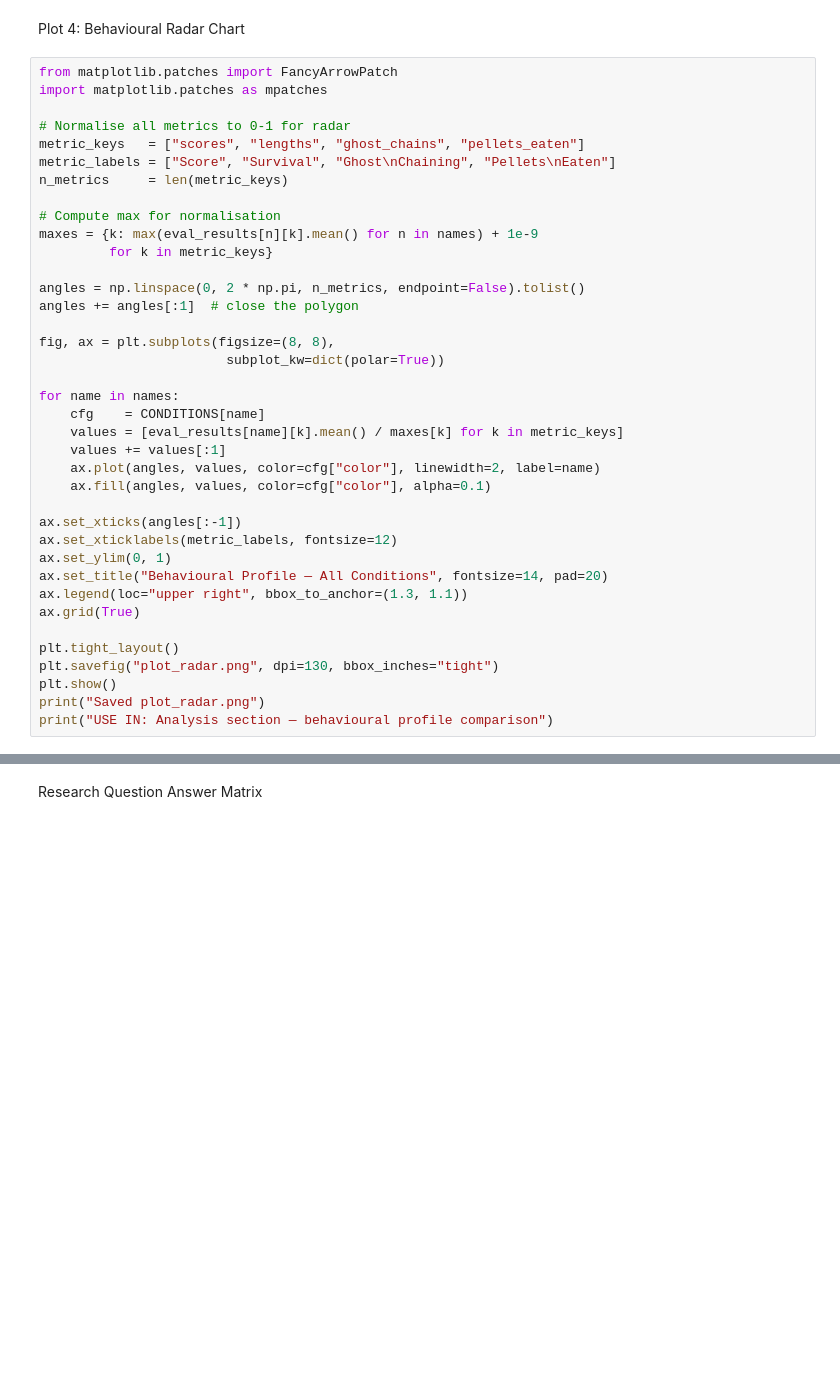
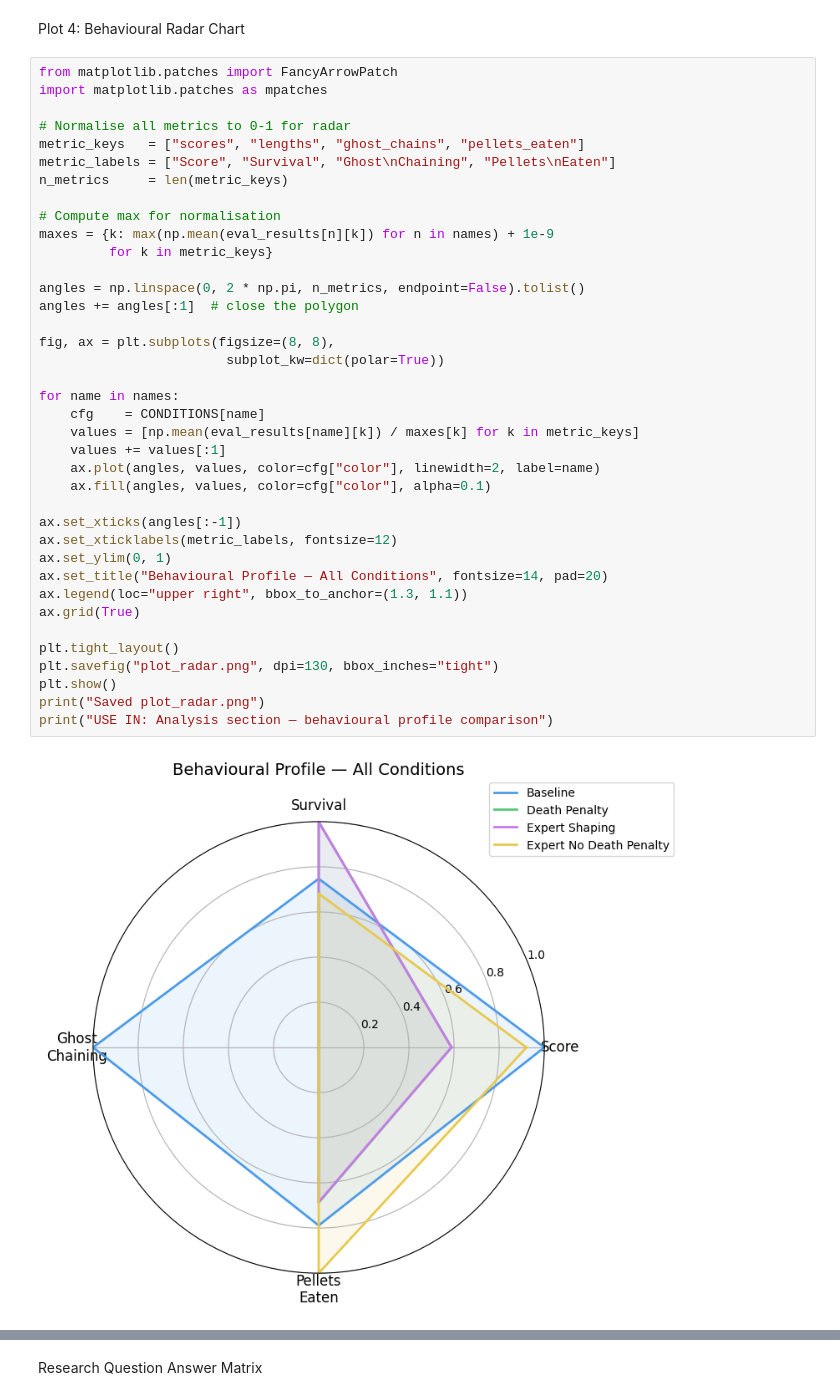
Before and after one commit to AnhTRJotnar/PacManRLTraining, a Jupyter notebook: Pacman.ipynb, the cells around one changed output, grey strips where cells are left out. Cells and saved outputs as stored; diff of their text form; blank space fills up the shorter version.

```diff
--- a/Pacman.ipynb
+++ b/Pacman.ipynb
@@ -690,32 +734,34 @@ metric_keys   = ["scores", "lengths", "ghost_chains", "pellets_eaten"]
 metric_labels = ["Score", "Survival", "Ghost\nChaining", "Pellets\nEaten"]
 n_metrics     = len(metric_keys)
 
 # Compute max for normalisation
-maxes = {k: max(eval_results[n][k].mean() for n in names) + 1e-9
+maxes = {k: max(np.mean(eval_results[n][k]) for n in names) + 1e-9
          for k in metric_keys}
 
 angles = np.linspace(0, 2 * np.pi, n_metrics, endpoint=False).tolist()
 angles += angles[:1]  # close the polygon
 
 fig, ax = plt.subplots(figsize=(8, 8),
                         subplot_kw=dict(polar=True))
 
 for name in names:
     cfg    = CONDITIONS[name]
-    values = [eval_results[name][k].mean() / maxes[k] for k in metric_keys]
+    values = [np.mean(eval_results[name][k]) / maxes[k] for k in metric_keys]
     values += values[:1]
     ax.plot(angles, values, color=cfg["color"], linewidth=2, label=name)
     ax.fill(angles, values, color=cfg["color"], alpha=0.1)
 
 ax.set_xticks(angles[:-1])
 ax.set_xticklabels(metric_labels, fontsize=12)
 ax.set_ylim(0, 1)
 ax.set_title("Behavioural Profile — All Conditions", fontsize=14, pad=20)
 ax.legend(loc="upper right", bbox_to_anchor=(1.3, 1.1))
 ax.grid(True)
 
 plt.tight_layout()
 plt.savefig("plot_radar.png", dpi=130, bbox_inches="tight")
 plt.show()
 print("Saved plot_radar.png")
 print("USE IN: Analysis section — behavioural profile comparison")
+# %% [output]
+[figure, added]
```
Also changed, not shown: parts of 12 cells of this notebook, 8 other files.
